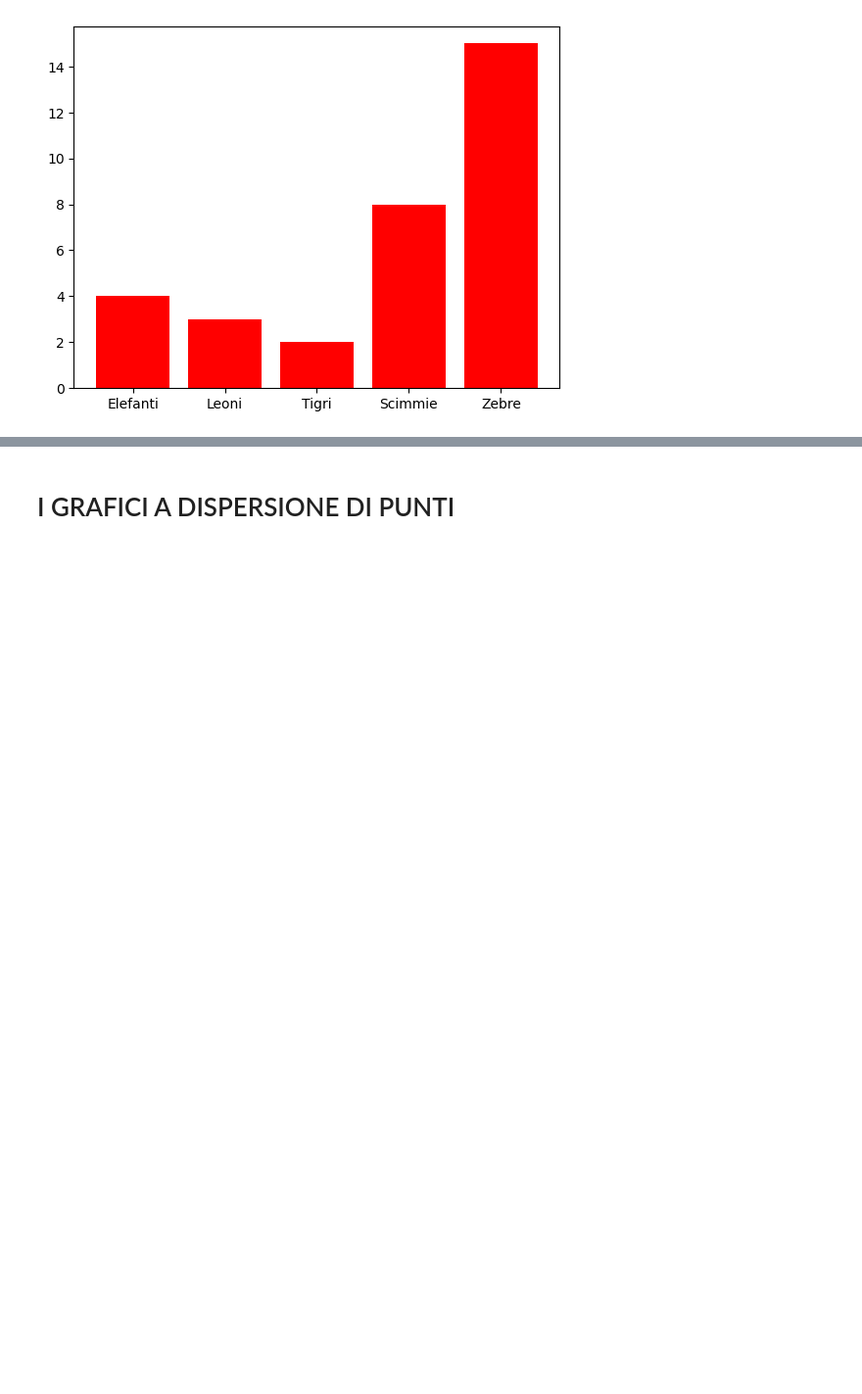
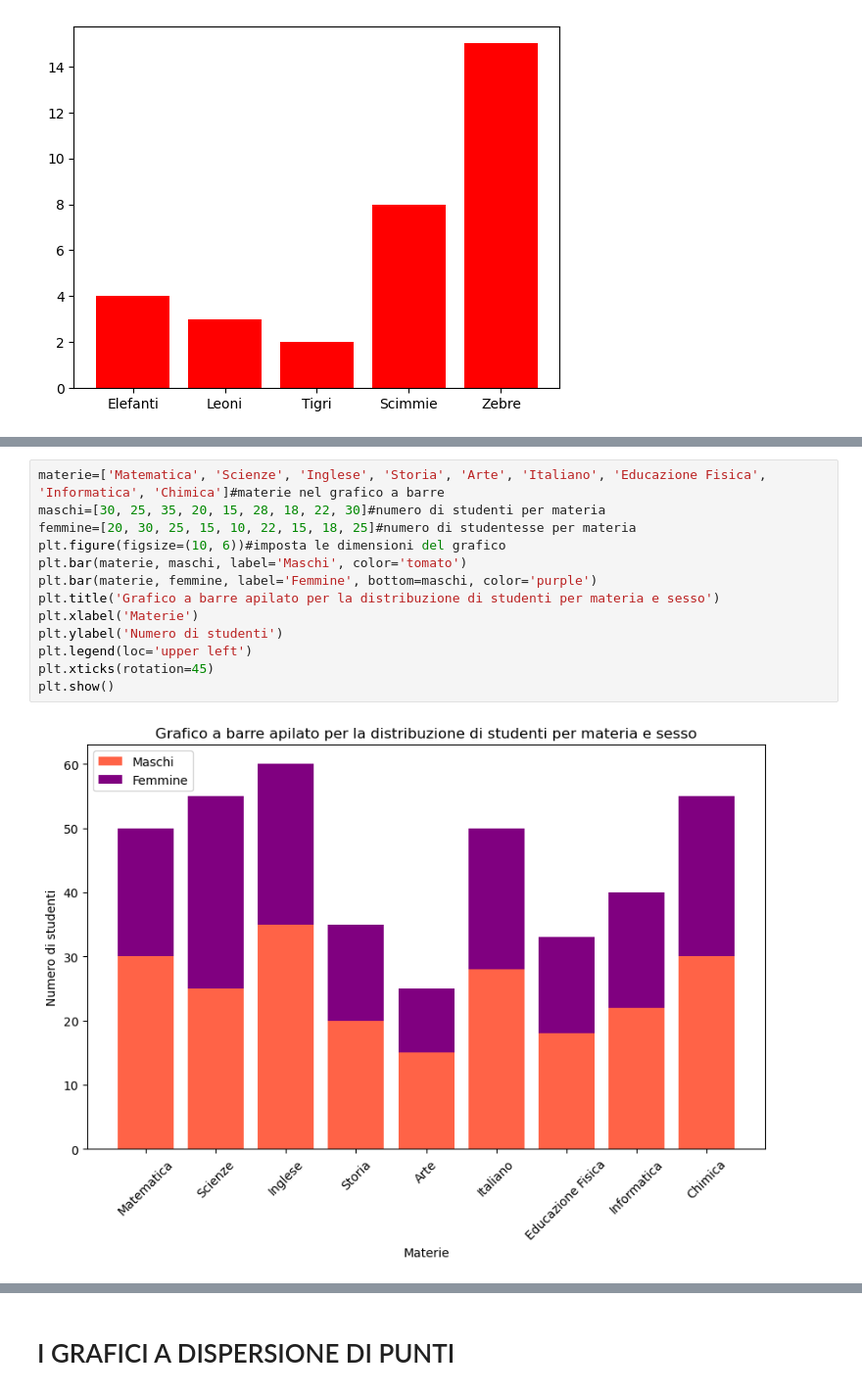
Before and after one commit to Istituto-freudinttheprodev/Python-ROBOTICA-E-AI, a Jupyter notebook: Es. 3 (i grafici).ipynb, the cells around one changed output, grey strips where cells are left out. Shown at 98% size. Drawn from its saved outputs; the diff is of its cells as text; blank space fills up the shorter version.

```diff
--- a/Es. 3 (i grafici).ipynb
+++ b/Es. 3 (i grafici).ipynb
@@ -79,0 +81,15 @@ plt.show()
+# %%
+materie=['Matematica', 'Scienze', 'Inglese', 'Storia', 'Arte', 'Italiano', 'Educazione Fisica', 'Informatica', 'Chimica']#materie nel grafico a barre
+maschi=[30, 25, 35, 20, 15, 28, 18, 22, 30]#numero di studenti per materia
+femmine=[20, 30, 25, 15, 10, 22, 15, 18, 25]#numero di studentesse per materia
+plt.figure(figsize=(10, 6))#imposta le dimensioni del grafico
+plt.bar(materie, maschi, label='Maschi', color='tomato')
+plt.bar(materie, femmine, label='Femmine', bottom=maschi, color='purple')
+plt.title('Grafico a barre apilato per la distribuzione di studenti per materia e sesso')
+plt.xlabel('Materie')
+plt.ylabel('Numero di studenti')
+plt.legend(loc='upper left')
+plt.xticks(rotation=45)
+plt.show()
+# %% [output]
+[figure, added]
```
Also changed, not shown: parts of 29 cells of this notebook.
